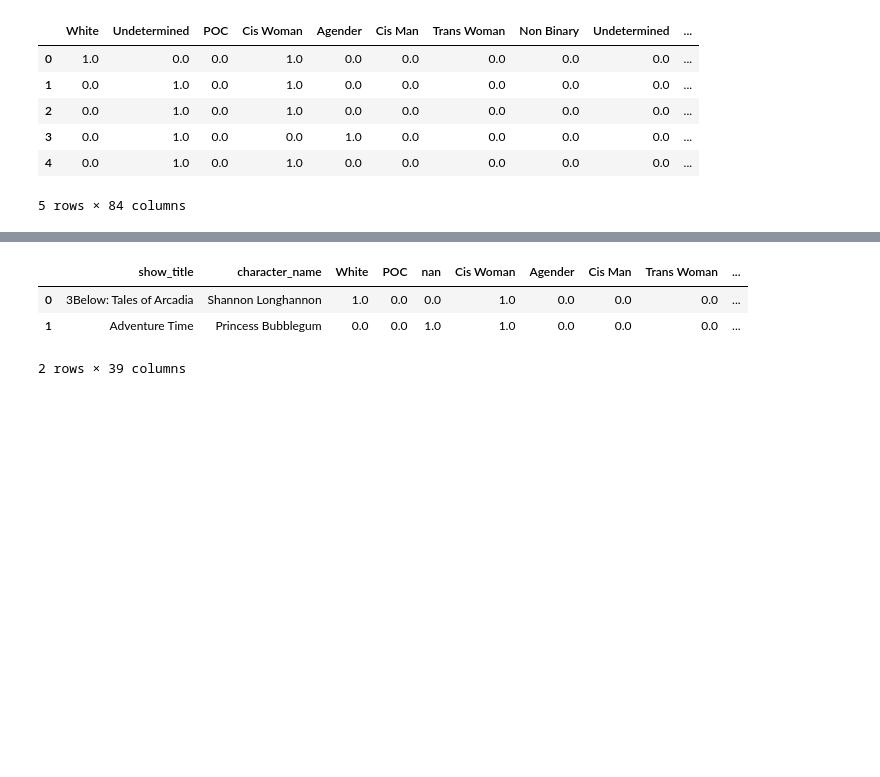
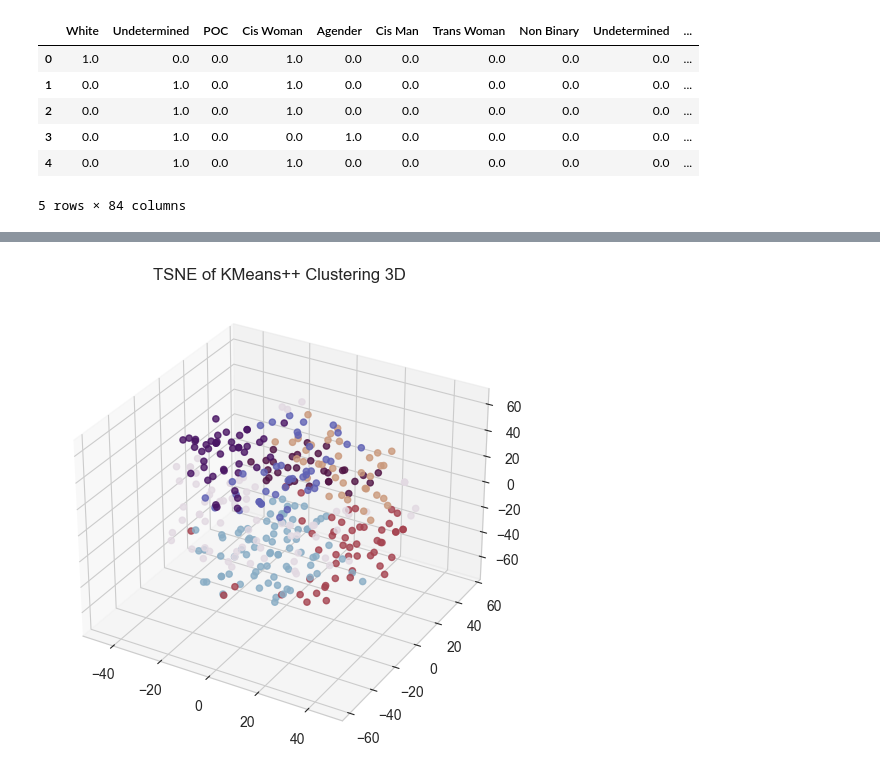
Before and after one commit to aiko-isnt-ded/lgbtqia-rep, a Jupyter notebook: notebooks/animated_model.ipynb, the cells around one changed output, grey strips where cells are left out. Drawn from its saved outputs; the diff is of its cells as text; code cells hidden in the pictures; blank space fills up the shorter version.

```diff
--- a/notebooks/animated_model.ipynb
+++ b/notebooks/animated_model.ipynb
@@ -338,15 +339,14 @@ silhouette_score(x_embedded_dbs2d, kmeans.fit_predict(x_embedded_dbs2d)),  davie
-# %%
-# One Hot encoding the gender, race, orientation, character role, tv rating, and type of representation categories
-encoder = OneHotEncoder(cols=["race", "gender", 'orientation', "role", "representation"],handle_unknown='return_nan',return_df=True,use_cat_names=True)
-data_encoded = encoder.fit_transform(df)
-data_encoded.columns = [col.split("gender_")[-1] for col in data_encoded.columns]
-data_encoded.columns = [col.split("race_")[-1] for col in data_encoded.columns]
-data_encoded.columns = [col.split("orientation_")[-1] for col in data_encoded.columns]
-data_encoded.columns = [col.split("role_")[-1] for col in data_encoded.columns]
-data_encoded.columns = [col.split("representation_")[-1] for col in data_encoded.columns]
-data_encoded.head(2)
-# %% [output]
-|  | show_title | character_name | White | POC | nan | Cis Woman | Agender | Cis Man | Trans Woman | ... |
-| 0 | 3Below: Tales of Arcadia | Shannon Longhannon | 1.0 | 0.0 | 0.0 | 1.0 | 0.0 | 0.0 | 0.0 | ... |
-| 1 | Adventure Time | Princess Bubblegum | 0.0 | 0.0 | 1.0 | 1.0 | 0.0 | 0.0 | 0.0 | ... |
-2 rows × 39 columns
+# %%
+ax = plt.figure(figsize=(6,6)).add_subplot(projection = '3d')
+ax.scatter(
+    xs= x_embedded_3d[:, 0],
+    ys= x_embedded_3d[:, 1],
+    zs= x_embedded_3d[:, 2],
+    c=clusters,
+    cmap='twilight',
+    alpha=0.8,
+)
+plt.title('TSNE of KMeans++ Clustering 3D')
+plt.show()
+# %% [output]
+[figure, added]
```
Also changed, not shown: parts of 8 cells of this notebook.
